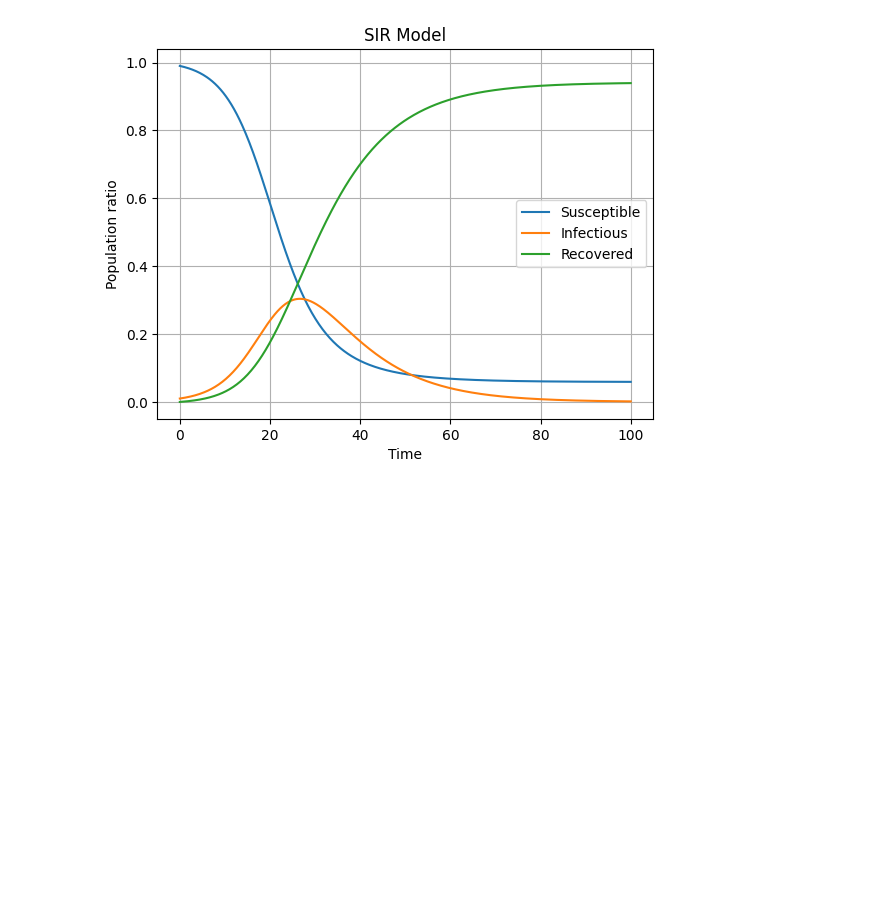
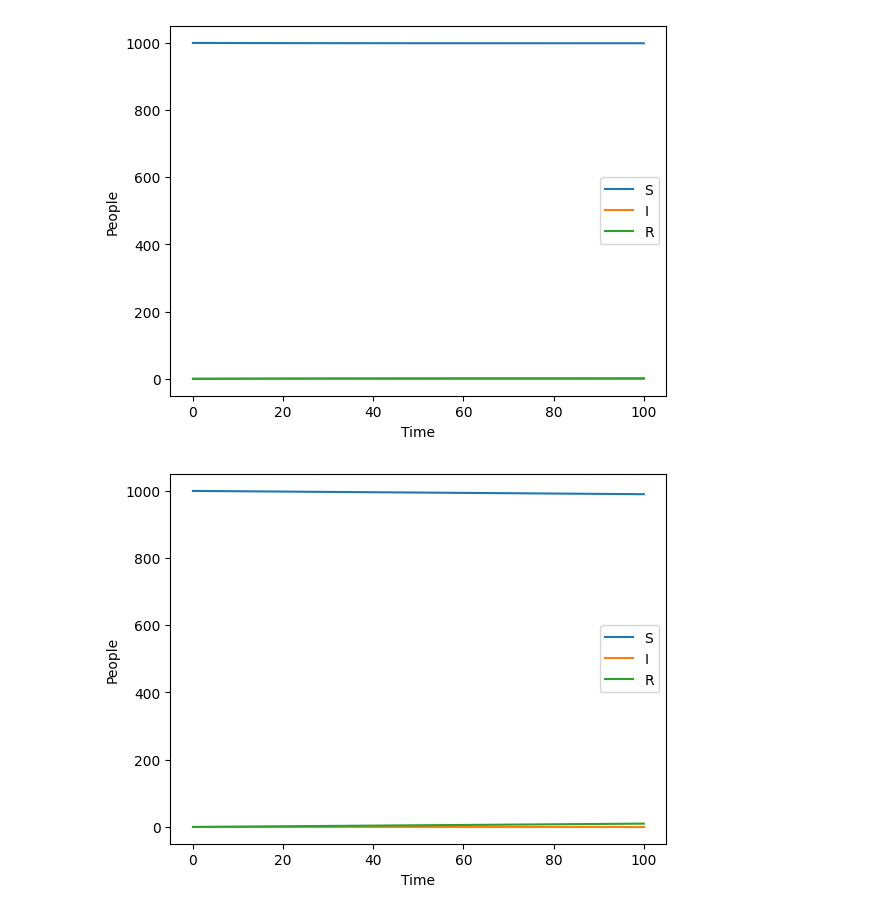
Before and after one commit to ondrejsvorc/SZZ, a Jupyter notebook: 02 - SZZPP - 1h praktická/05 - Matematický software/main.ipynb, the cells around one changed output. Cells and saved outputs as stored; diff of their text form; code cells hidden in the pictures; blank space fills up the shorter version.

Commit message:
Add various SIR models

```diff
--- a/02 - SZZPP - 1h praktická/05 - Matematický software/main.ipynb
+++ b/02 - SZZPP - 1h praktická/05 - Matematický software/main.ipynb
@@ -1,34 +1,50 @@
 # %%
 import numpy as np
 import matplotlib.pyplot as plt
 from scipy.integrate import odeint
 
-def sir_model(values, t, beta, gamma):
-    S, I, R = values
-    dS = -beta * S * I
-    dI = beta * S * I - gamma * I
-    dR = gamma * I
-    return [dS, dI, dR]
 
-S = 0.99
-I = 0.01
-R = 0.0
+N = 1000
+
+S0 = 999
+I0 = 1
+R0 = 0
 
 t = np.linspace(0, 100, 500)
 
-beta = 0.3
 gamma = 0.1
+beta_1 = 0.05
+beta_2 = 0.10
+beta_3 = 0.15
 
-solution = odeint(sir_model, [S, I, R], t, args=(beta, gamma))
 
-plt.plot(t, solution[:, 0], label="Susceptible")
-plt.plot(t, solution[:, 1], label="Infectious")
-plt.plot(t, solution[:, 2], label="Recovered")
-plt.xlabel("Time")
-plt.ylabel("Population ratio")
-plt.title("SIR Model")
-plt.grid(True)
-plt.legend()
-plt.show()
+def sir(y, t, beta, gamma):
+    S, I, R = y
+
+    dS = -beta * S * I / N
+    dI = beta * S * I / N - gamma * I
+    dR = gamma * I
+
+    return [dS, dI, dR]
+
+
+def plot_solution(solution):
+    plt.plot(t, solution[:, 0], label="S")
+    plt.plot(t, solution[:, 1], label="I")
+    plt.plot(t, solution[:, 2], label="R")
+    plt.xlabel("Time")
+    plt.ylabel("People")
+    plt.legend()
+    plt.show()
+
+
+solution_1 = odeint(sir, [S0, I0, R0], t,args=(beta_1, gamma))
+solution_2 = odeint(sir, [S0, I0, R0], t, args=(beta_2, gamma))
+solution_3 = odeint(sir, [S0, I0, R0], t, args=(beta_3, gamma))
+
+plot_solution(solution_1)
+plot_solution(solution_2)
+plot_solution(solution_3)
 # %% [output]
-[figure, old version]
+[figure, new version]
+[figure, added]
```
Also changed, not shown: parts of 3 cells of this notebook, 2 other files.
